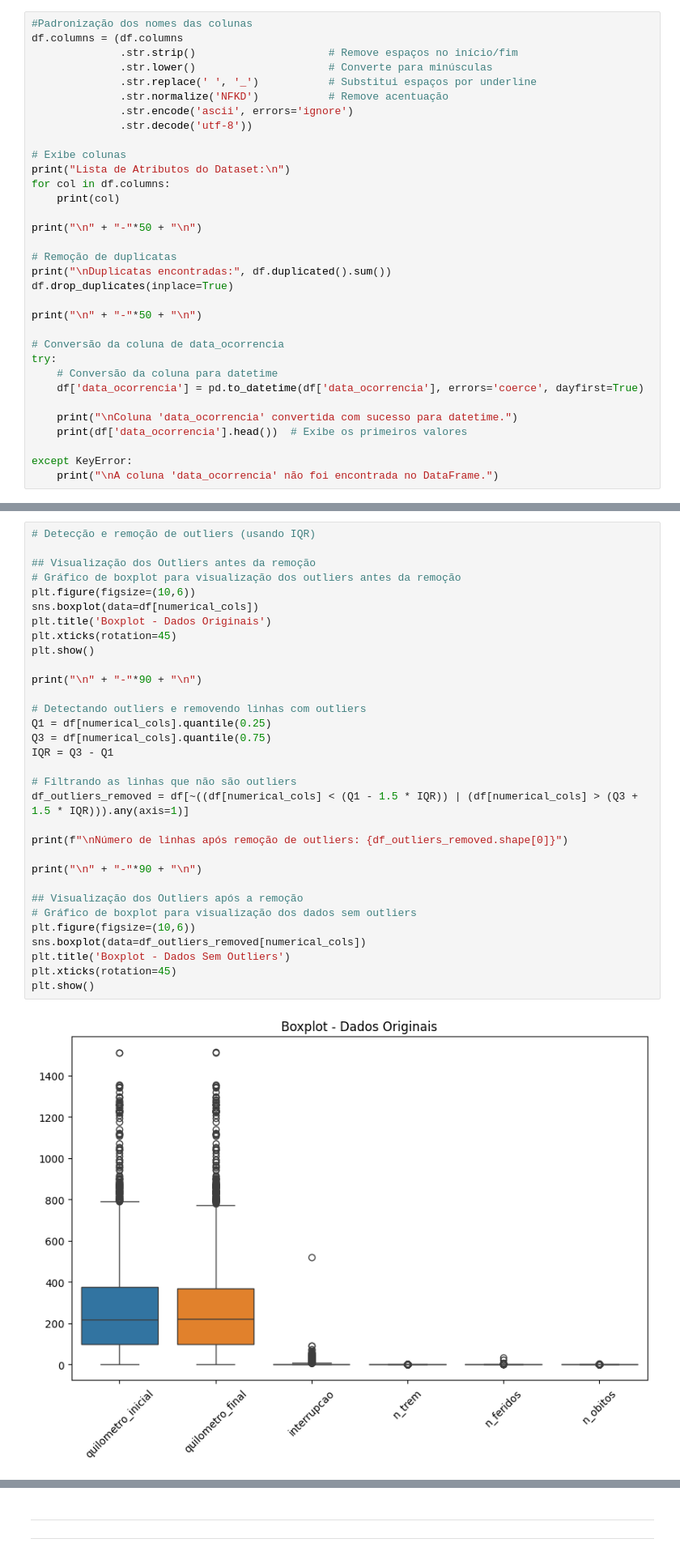
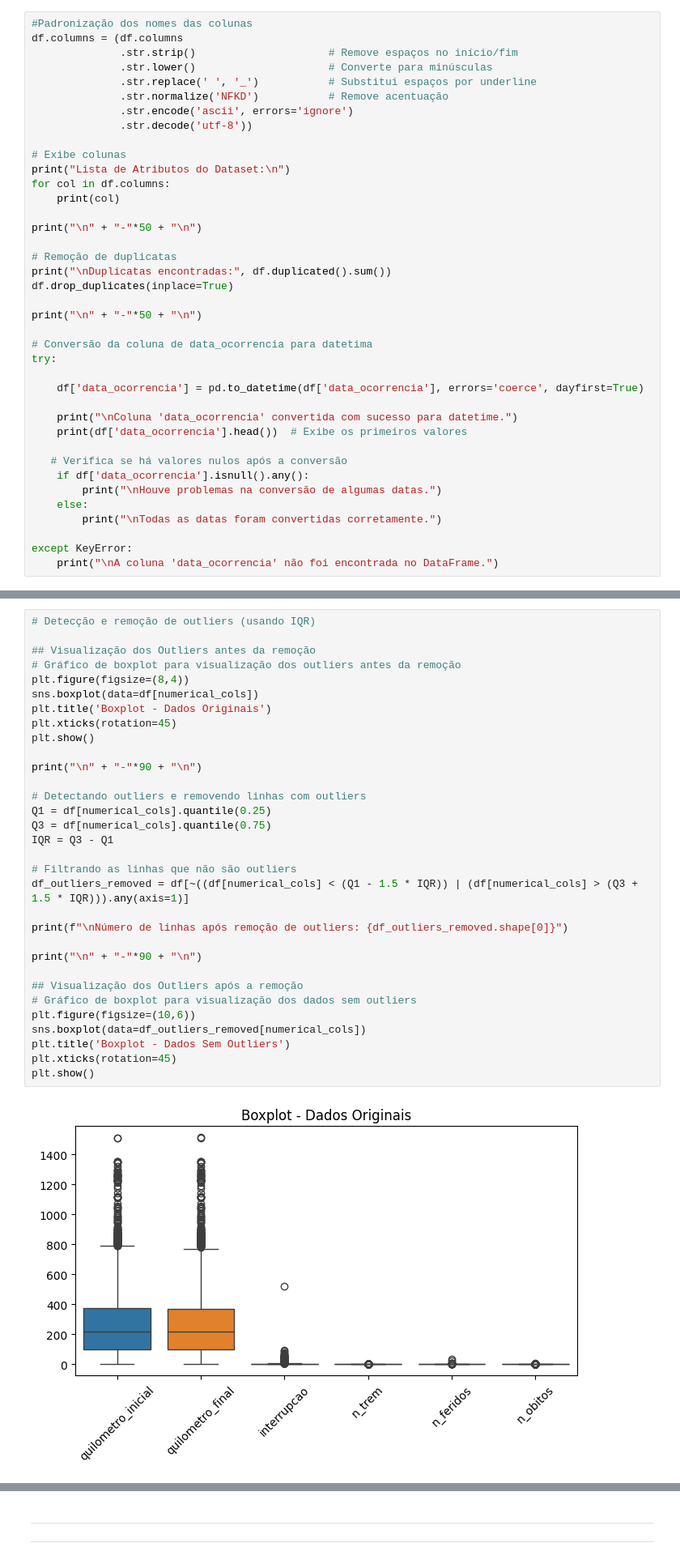
Before and after one commit to fabarroso/MVP1, a Jupyter notebook: MVP1.ipynb, the cells around one changed output, grey strips where cells are left out. Shown at 81% size. Saved outputs shown, nothing was run; the diff lists cells and outputs as text.

```diff
--- a/MVP1.ipynb
+++ b/MVP1.ipynb
@@ -174,14 +181,20 @@ df.drop_duplicates(inplace=True)
 
 print("\n" + "-"*50 + "\n")
 
-# Conversão da coluna de data_ocorrencia
+# Conversão da coluna de data_ocorrencia para datetima
 try:
-    # Conversão da coluna para datetime
+
     df['data_ocorrencia'] = pd.to_datetime(df['data_ocorrencia'], errors='coerce', dayfirst=True)
 
     print("\nColuna 'data_ocorrencia' convertida com sucesso para datetime.")
     print(df['data_ocorrencia'].head())  # Exibe os primeiros valores
 
+   # Verifica se há valores nulos após a conversão
+    if df['data_ocorrencia'].isnull().any():
+        print("\nHouve problemas na conversão de algumas datas.")
+    else:
+        print("\nTodas as datas foram convertidas corretamente.")
+
 except KeyError:
     print("\nA coluna 'data_ocorrencia' não foi encontrada no DataFrame.")
 # %% [output]
@@ -309,35 +322,35 @@ Ao remover outliers, o dataset tornou-se mais adequado para modelos de machine l
 
 ## Visualização dos Outliers antes da remoção
 # Gráfico de boxplot para visualização dos outliers antes da remoção
-plt.figure(figsize=(10,6))
+plt.figure(figsize=(8,4))
 sns.boxplot(data=df[numerical_cols])
 plt.title('Boxplot - Dados Originais')
 plt.xticks(rotation=45)
 plt.show()
 
 print("\n" + "-"*90 + "\n")
 
 # Detectando outliers e removendo linhas com outliers
 Q1 = df[numerical_cols].quantile(0.25)
 Q3 = df[numerical_cols].quantile(0.75)
 IQR = Q3 - Q1
 
 # Filtrando as linhas que não são outliers
 df_outliers_removed = df[~((df[numerical_cols] < (Q1 - 1.5 * IQR)) | (df[numerical_cols] > (Q3 + 1.5 * IQR))).any(axis=1)]
 
 print(f"\nNúmero de linhas após remoção de outliers: {df_outliers_removed.shape[0]}")
 
 print("\n" + "-"*90 + "\n")
 
 ## Visualização dos Outliers após a remoção
 # Gráfico de boxplot para visualização dos dados sem outliers
 plt.figure(figsize=(10,6))
 sns.boxplot(data=df_outliers_removed[numerical_cols])
 plt.title('Boxplot - Dados Sem Outliers')
 plt.xticks(rotation=45)
 plt.show()
 # %% [output]
-[figure, old version]
+[figure, new version]
 ------------------------------------------------------------------------------------------
 
 
```
Also changed, not shown: parts of 3 cells of this notebook.
